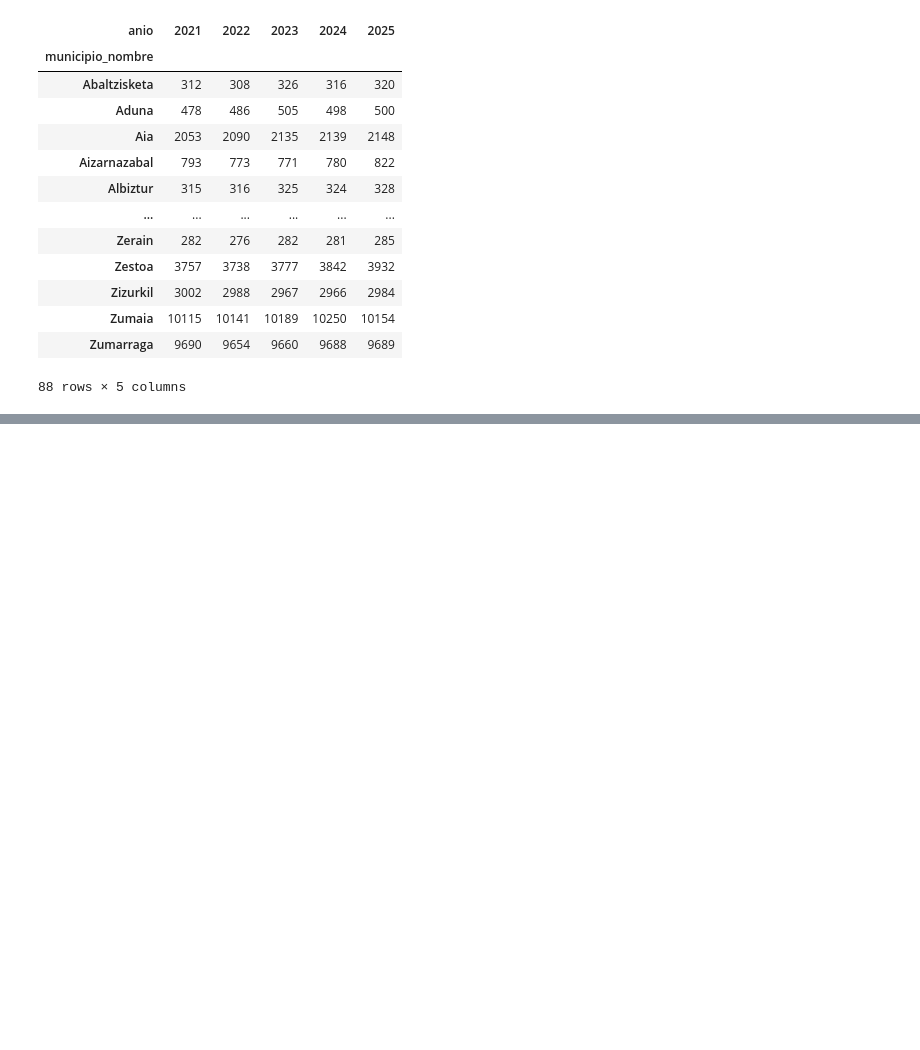
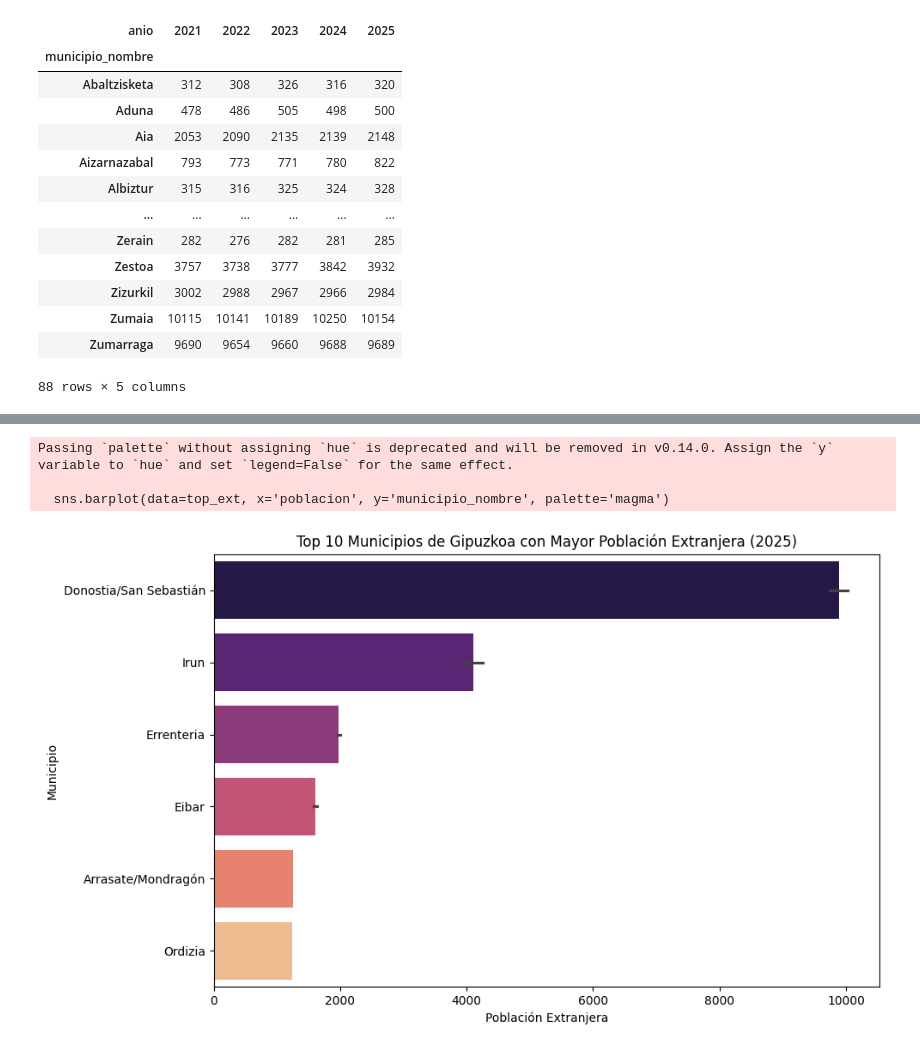
Before and after one commit to fatimamichelg/Movilidad_Gipuzcoa, a Jupyter notebook: notebooks:/Limpieza/Limpieza.ipynb, the cells around one changed output, grey strips where cells are left out. Cells and saved outputs as stored; diff of their text form; code cells hidden in the pictures; blank space fills up the shorter version.

```diff
--- a/notebooks:/Limpieza/Limpieza.ipynb
+++ b/notebooks:/Limpieza/Limpieza.ipynb
@@ -333,0 +388,23 @@ df[(df['nivel'] == 'municipio') & (df['tabla'] == 'nacionalidad')] \
+# %%
+df_ext = poblacion_limpia[
+    (poblacion_limpia['tabla'] == 'nacionalidad') &
+    (poblacion_limpia['nivel'] == 'municipio') &
+    (poblacion_limpia['anio'] == 2025) &
+    (poblacion_limpia['variable'] == 'Extranjera')
+]
+
+# Seleccionar el top 10
+top_ext = df_ext.nlargest(10, 'poblacion')
+
+plt.figure(figsize=(10, 6))
+sns.barplot(data=top_ext, x='poblacion', y='municipio_nombre', palette='magma')
+plt.title('Top 10 Municipios de Gipuzkoa con Mayor Población Extranjera (2025)')
+plt.xlabel('Población Extranjera')
+plt.ylabel('Municipio')
+plt.tight_layout()
+plt.show()
+# %% [output]
+Passing `palette` without assigning `hue` is deprecated and will be removed in v0.14.0. Assign the `y` variable to `hue` and set `legend=False` for the same effect.
+
+  sns.barplot(data=top_ext, x='poblacion', y='municipio_nombre', palette='magma')
+[figure, added]
```
Also changed, not shown: parts of 5 cells of this notebook.
